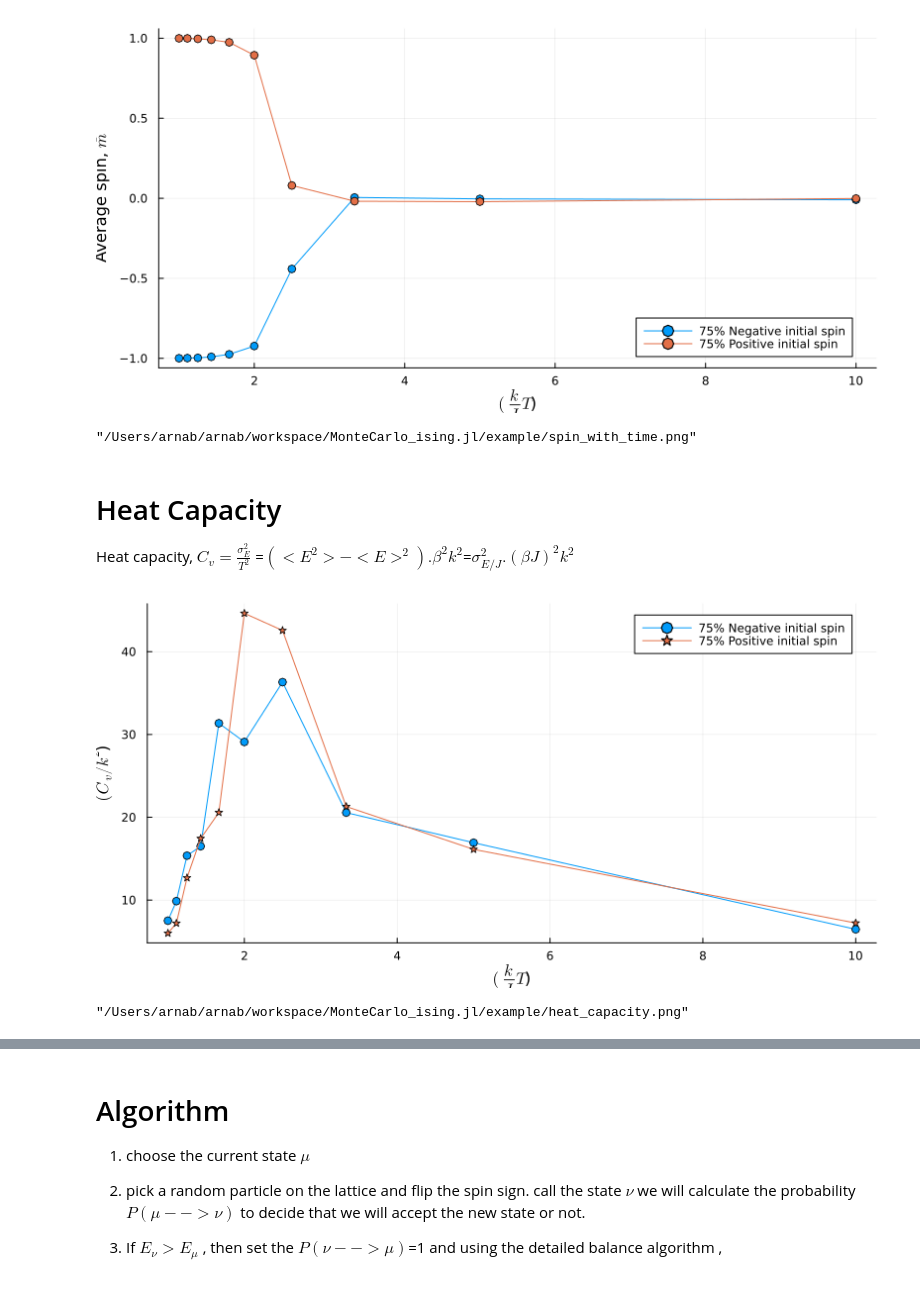
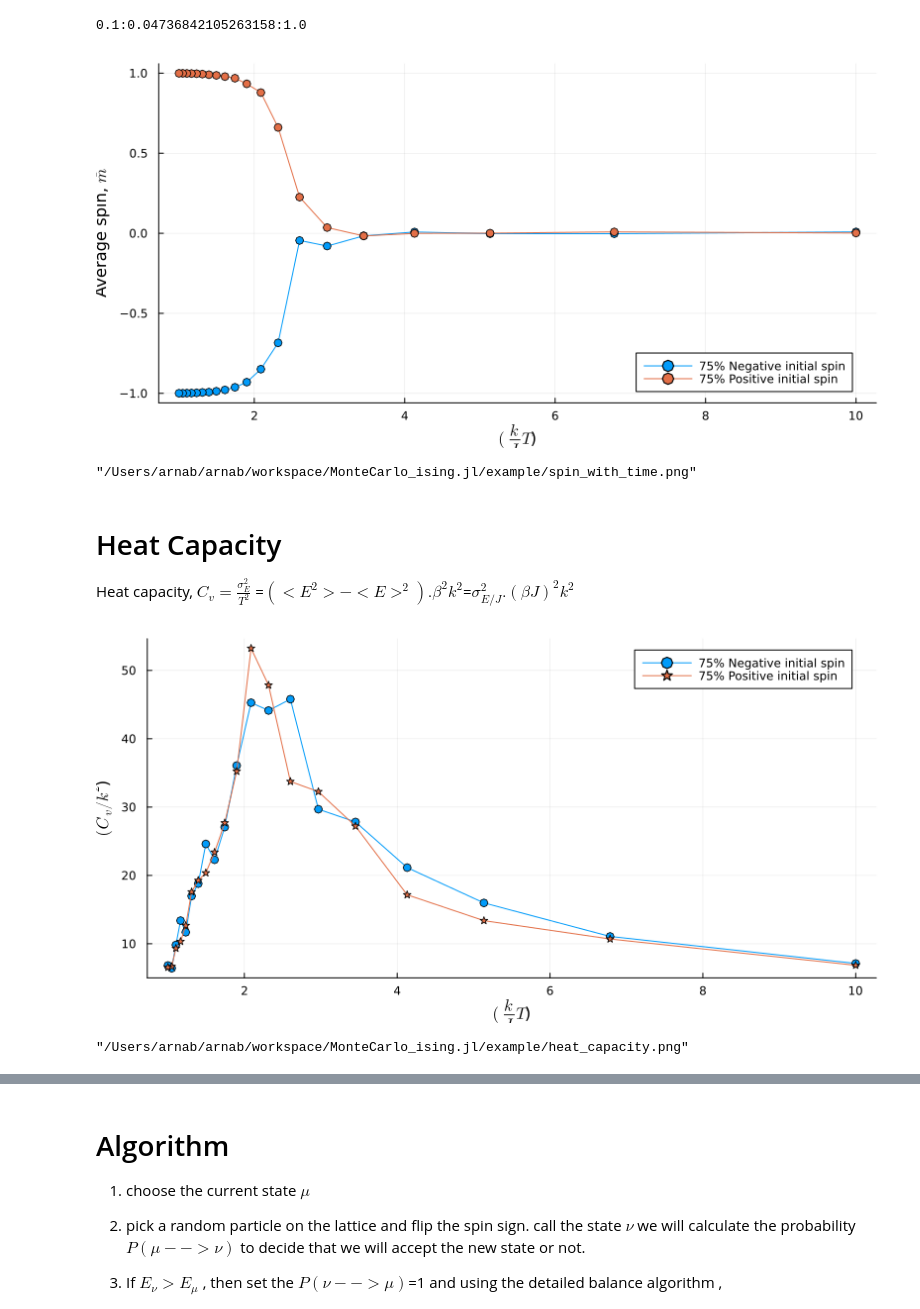
Before and after one commit to arnab82/MonteCarlo_ising.jl, a Jupyter notebook: example/homework_9.ipynb, the cells around one changed output, grey strips where cells are left out. Saved outputs shown, nothing was run; the diff lists cells and outputs as text; code cells hidden in the pictures.

```diff
--- a/example/homework_9.ipynb
+++ b/example/homework_9.ipynb
@@ -35,20 +39,22 @@ Main.MonteCarlo_ising.IsingModel([1 1 … 1 -1; 1 1 … -1 1; … ; 1 1 … 1 1;
 # %%
 skiped_points=75000
 total_points=200000
-Bjs = range(0.1, stop=1.0, length=10)
+Bjs = range(0.1, stop=1.0, length=20)
+display(Bjs)
 ms_n, E_mean_n, E_stds_n = MonteCarlo_ising.get_spin_energy((lattice_n), Bjs,skiped_points,total_points)
 ms_p, E_mean_p, E_stds_p = MonteCarlo_ising.get_spin_energy((lattice_p), Bjs,skiped_points,total_points)
 
 plt = plot(size=(800, 400), legend=:bottomright, xlabel="\$(\\frac{k}{J}T\$)", ylabel="Average spin, \$\\bar{m}\$")
 
 plot!(1 ./ Bjs, ms_n, marker=:o, label="75% Negative initial spin")
 plot!(1 ./ Bjs, ms_p, marker=:o, label="75% Positive initial spin")
 
 display(plt)
 savefig("./spin_with_time.png")
 # %% [output]
+0.1:0.04736842105263158:1.0
-[figure, old version]
+[figure, new version]
-"/Users/arnab/arnab/workspace/MonteCarlo_ising.jl/example/spin_with_time.png"
+"/Users/arnab/arnab/workspace/MonteCarlo_ising.jl/example/spin_with_time.png"
 # %% [markdown]
 # Heat Capacity
 Heat capacity, $C_v=\frac{\sigma^2_E}{T^2}$
@@ -62,8 +68,9 @@ plot!(1 ./ Bjs, E_stds_p .* Bjs, marker=:s, label="75% Positive initial spin")
 
 display(plt)
 savefig("./heat_capacity.png")
+#This can be done using the specific heat function of MonteCarlo_ising module also. Call the function instead.
 # %% [output]
-[figure, old version]
+[figure, new version]
 "/Users/arnab/arnab/workspace/MonteCarlo_ising.jl/example/heat_capacity.png"
 # %%
 using Plots
```
Also changed, not shown: parts of 7 cells of this notebook, 13 other files.
